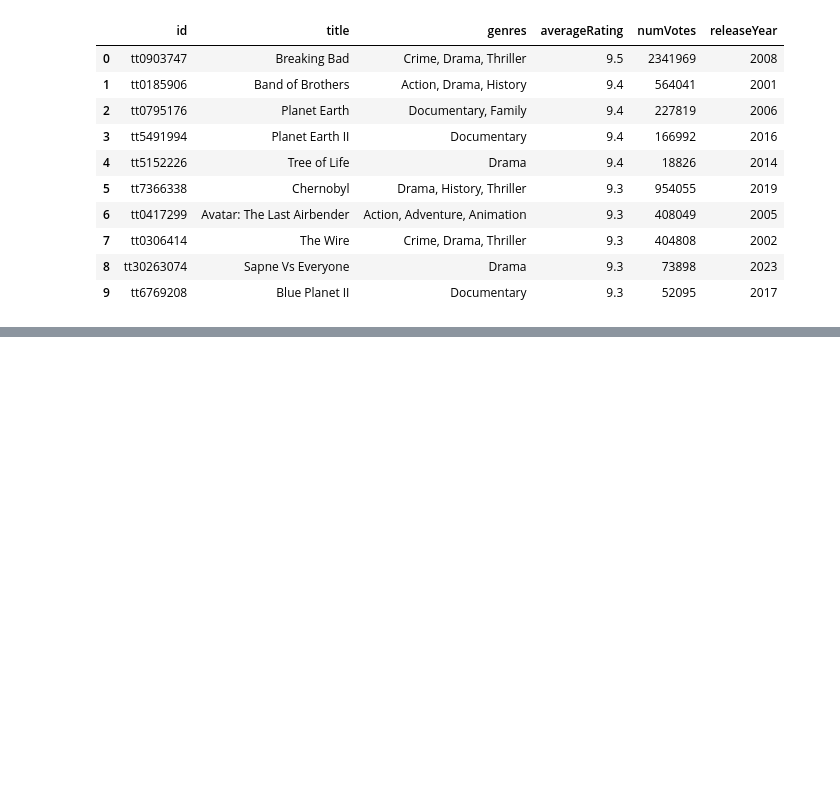
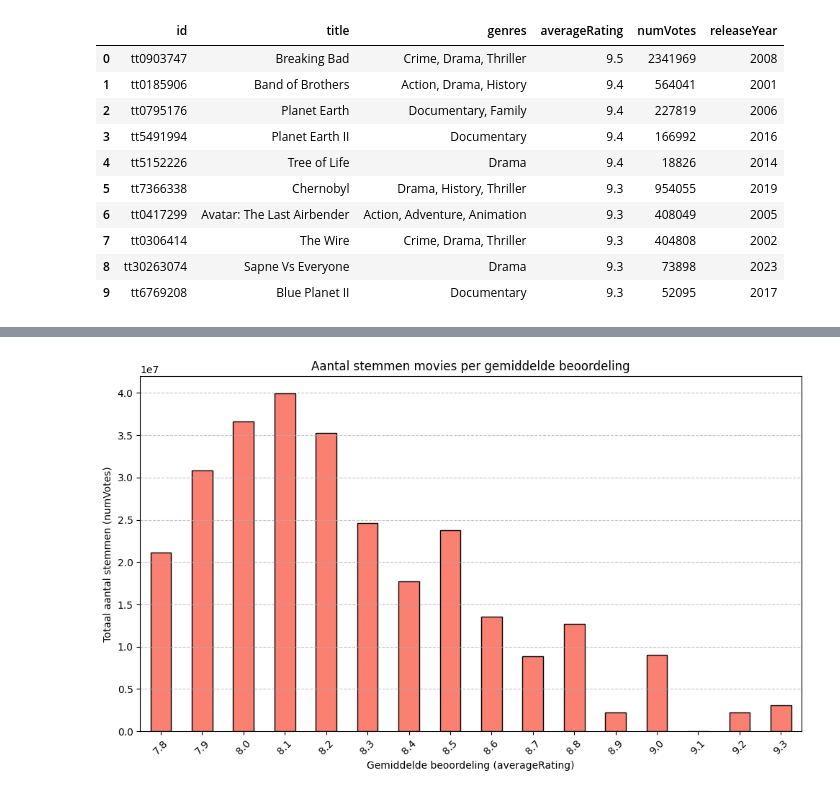
Before and after one commit to WuStanley2006/InfoVis, a Jupyter notebook: main.ipynb, the cells around one changed output, grey strips where cells are left out. Saved outputs shown, nothing was run; the diff lists cells and outputs as text; code cells hidden in the pictures; blank space fills up the shorter version.

```diff
--- a/main.ipynb
+++ b/main.ipynb
@@ -68,0 +139,20 @@ data.head(n=10)
+# %%
+# 1. CSV inlezen
+df = pd.read_csv("movies.csv")
+
+# 2. Groepeer: som van stemmen per gemiddelde beoordeling
+rating_votes = df.groupby("averageRating")["numVotes"].sum()
+
+# 3. Plotten
+plt.figure(figsize=(10, 6))
+rating_votes.plot(kind="bar", color="salmon", edgecolor="black")
+
+plt.title("Aantal stemmen movies per gemiddelde beoordeling")
+plt.xlabel("Gemiddelde beoordeling (averageRating)")
+plt.ylabel("Totaal aantal stemmen (numVotes)")
+plt.xticks(rotation=45)
+plt.grid(axis='y', linestyle='--', alpha=0.7)
+plt.tight_layout()
+plt.show()
+# %% [output]
+[figure, added]
```
Also changed, not shown: parts of 6 cells of this notebook, 1 other file.
